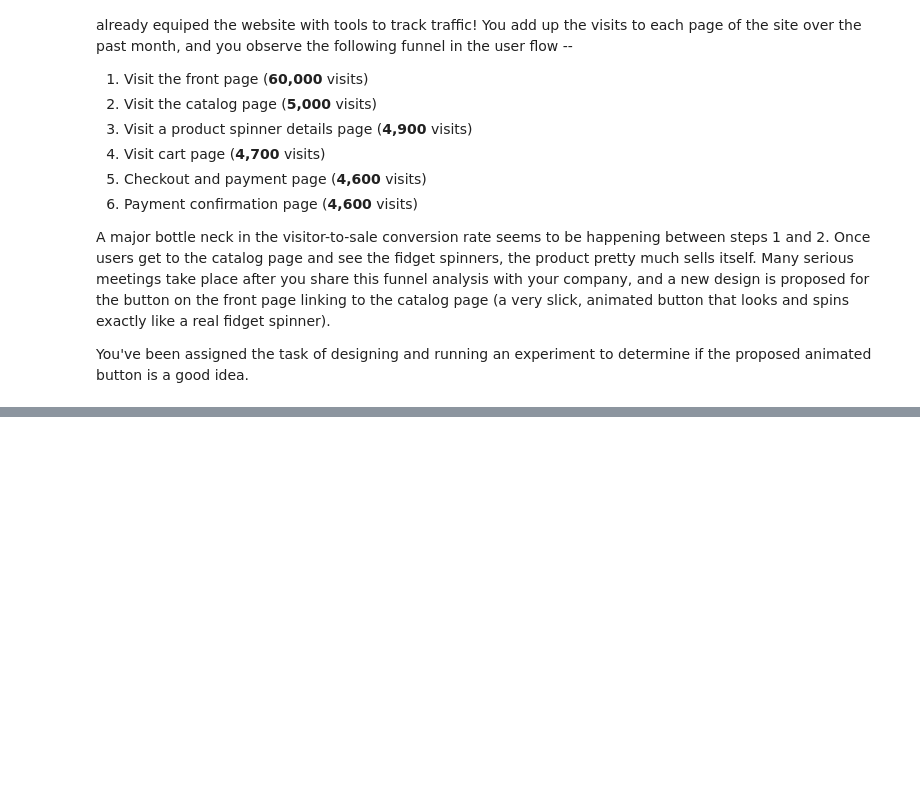
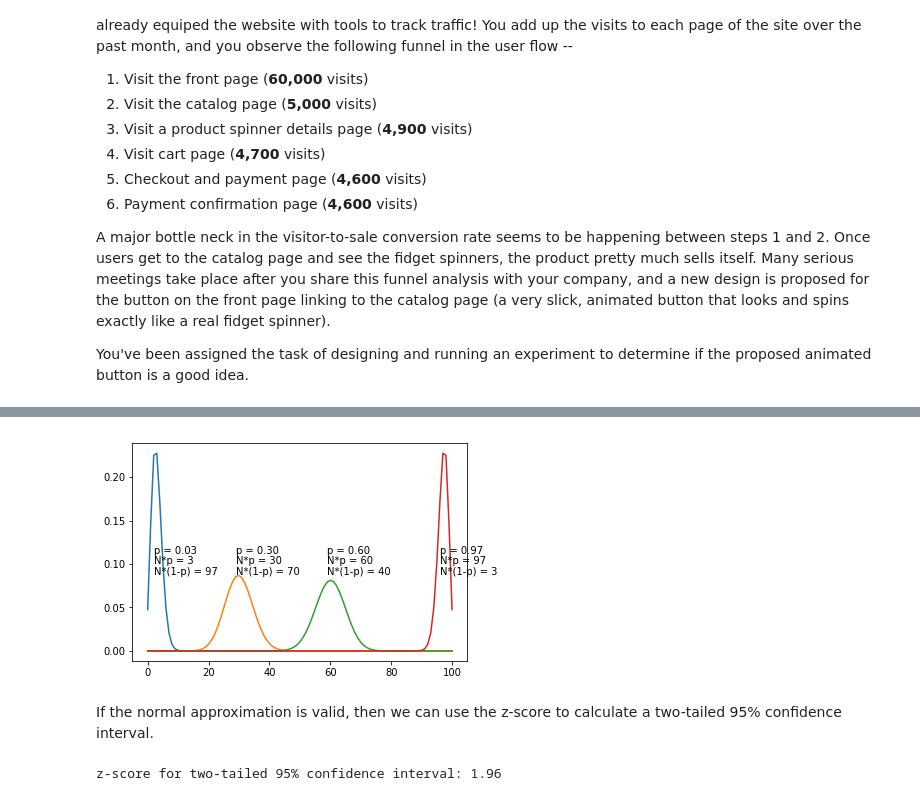
Before and after one commit to sameerank/ab-testing, a Jupyter notebook: power analysis.ipynb, the cells around one changed output, grey strips where cells are left out. Drawn from its saved outputs; the diff is of its cells as text; code cells hidden in the pictures; blank space fills up the shorter version.

```diff
--- a/power analysis.ipynb
+++ b/power analysis.ipynb
@@ -50,0 +77,26 @@ Changing the catalog button to a spinning fidget button will increase the __clic
+# %%
+import matplotlib.pyplot as plt
+import scipy
+from scipy.stats import binom
+N = 100
+ps = [0.03, 0.3, 0.6, 0.97]
+for idx, p in enumerate(ps):
+    x = scipy.linspace(0, N, N + 1)
+    plt.plot(x, binom.pmf(x, N, p))
+    text_x = (N * p) - 1
+    text_y = 0.1
+    plt.text(text_x, text_y + 0.012, 'p = {:.2f}'.format(p))
+    plt.text(text_x, text_y, 'N*p = {:.0f}'.format(N * p))
+    plt.text(text_x, text_y - 0.012, 'N*(1-p) = {:.0f}'.format(N * (1-p)))
+plt.show()
+# %% [output]
+[figure, added]
+# %% [markdown]
+If the normal approximation is valid, then we can use the z-score to calculate a two-tailed 95% confidence interval.
+# %%
+from scipy.stats import norm
+one_tailed_confidence_interval = 0.975
+z_score = norm.ppf(one_tailed_confidence_interval)
+print('z-score for two-tailed 95% confidence interval: {:.2f}'.format(z_score))
+# %% [output]
+z-score for two-tailed 95% confidence interval: 1.96
```
Also changed, not shown: parts of 6 cells of this notebook.
